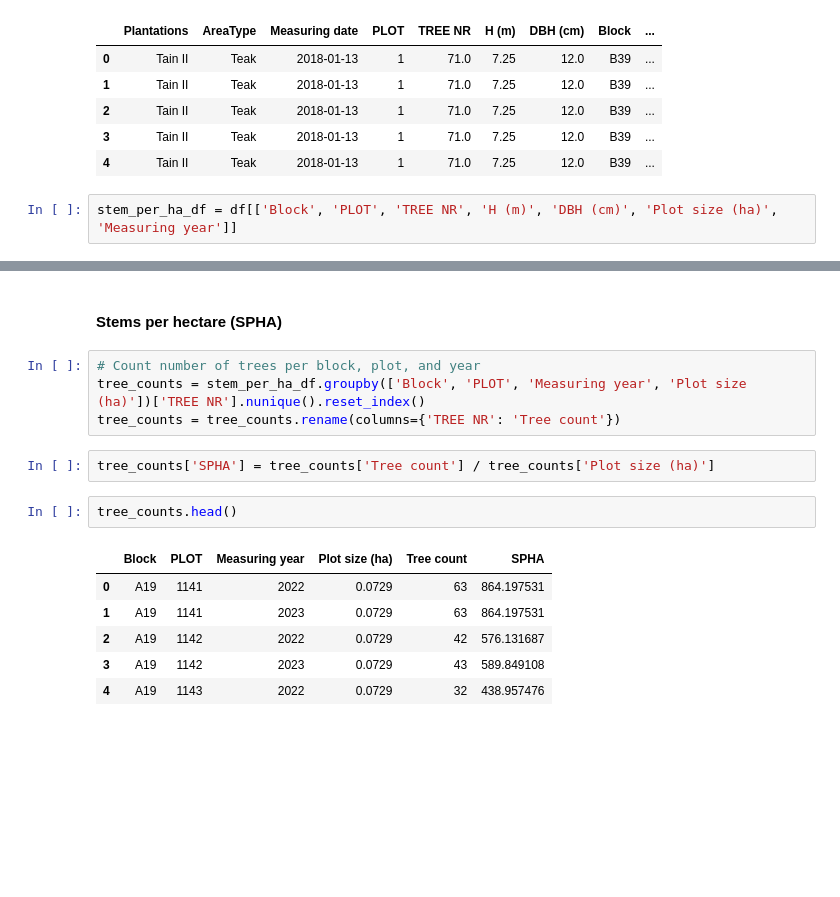
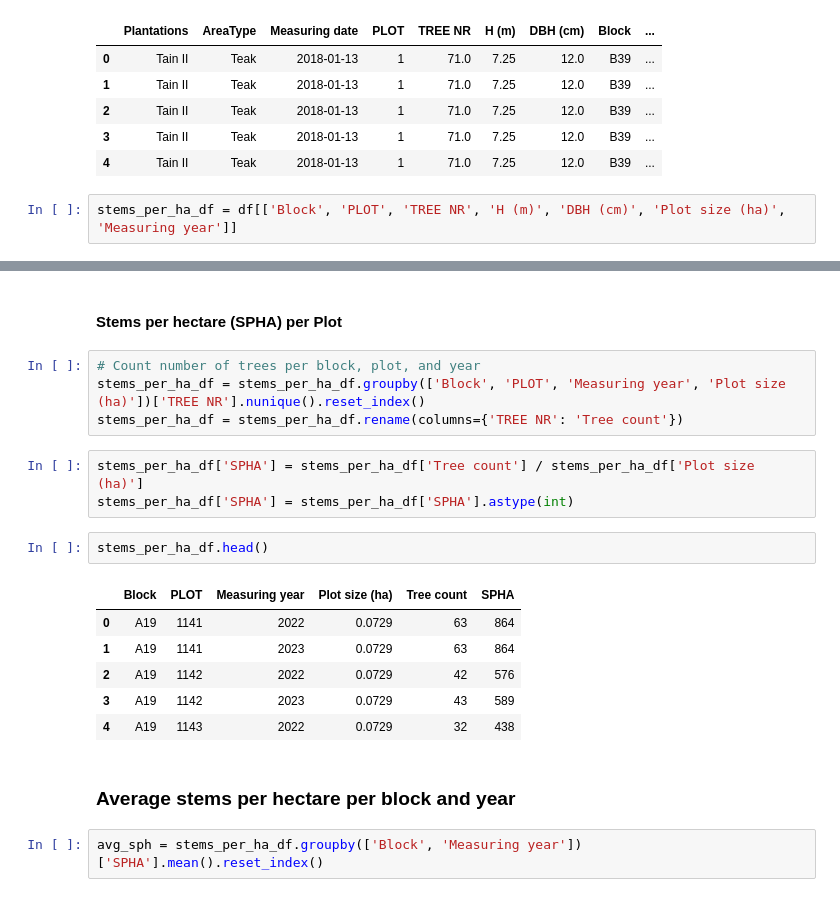
Before and after one commit to ds-gowusu/tree_growth_analytics, a Jupyter notebook: tree_growth_analysis.ipynb, the cells around one changed output, grey strips where cells are left out. Drawn from its saved outputs; the diff is of its cells as text; blank space fills up the shorter version.

```diff
--- a/tree_growth_analysis.ipynb
+++ b/tree_growth_analysis.ipynb
@@ -377,5 +377,5 @@ df.head()
 | 3 | Tain II | Teak | 2018-01-13 | 1 | 71.0 | 7.25 | 12.0 | B39 | ... |
 | 4 | Tain II | Teak | 2018-01-13 | 1 | 71.0 | 7.25 | 12.0 | B39 | ... |
 # %%
-stem_per_ha_df = df[['Block', 'PLOT', 'TREE NR', 'H (m)', 'DBH (cm)', 'Plot size (ha)', 'Measuring year']]
+stems_per_ha_df = df[['Block', 'PLOT', 'TREE NR', 'H (m)', 'DBH (cm)', 'Plot size (ha)', 'Measuring year']]
 # %%
@@ -388,19 +388,24 @@ stem_per_ha_df.head()
 | 3 | B39 | 1 | 71.0 | 7.25 | 12.0 | 0.0729 | 2018 |
 | 4 | B39 | 1 | 71.0 | 7.25 | 12.0 | 0.0729 | 2018 |
 # %% [markdown]
-#### Stems per hectare (SPHA)
+#### Stems per hectare (SPHA) per Plot
 # %%
 # Count number of trees per block, plot, and year
-tree_counts = stem_per_ha_df.groupby(['Block', 'PLOT', 'Measuring year', 'Plot size (ha)'])['TREE NR'].nunique().reset_index()
-tree_counts = tree_counts.rename(columns={'TREE NR': 'Tree count'})
+stems_per_ha_df = stems_per_ha_df.groupby(['Block', 'PLOT', 'Measuring year', 'Plot size (ha)'])['TREE NR'].nunique().reset_index()
+stems_per_ha_df = stems_per_ha_df.rename(columns={'TREE NR': 'Tree count'})
 # %%
-tree_counts['SPHA'] = tree_counts['Tree count'] / tree_counts['Plot size (ha)']
+stems_per_ha_df['SPHA'] = stems_per_ha_df['Tree count'] / stems_per_ha_df['Plot size (ha)']
+stems_per_ha_df['SPHA'] = stems_per_ha_df['SPHA'].astype(int)
 # %%
-tree_counts.head()
+stems_per_ha_df.head()
 # %% [output]
 |  | Block | PLOT | Measuring year | Plot size (ha) | Tree count | SPHA |
-| 0 | A19 | 1141 | 2022 | 0.0729 | 63 | 864.197531 |
-| 1 | A19 | 1141 | 2023 | 0.0729 | 63 | 864.197531 |
-| 2 | A19 | 1142 | 2022 | 0.0729 | 42 | 576.131687 |
-| 3 | A19 | 1142 | 2023 | 0.0729 | 43 | 589.849108 |
-| 4 | A19 | 1143 | 2022 | 0.0729 | 32 | 438.957476 |
+| 0 | A19 | 1141 | 2022 | 0.0729 | 63 | 864 |
+| 1 | A19 | 1141 | 2023 | 0.0729 | 63 | 864 |
+| 2 | A19 | 1142 | 2022 | 0.0729 | 42 | 576 |
+| 3 | A19 | 1142 | 2023 | 0.0729 | 43 | 589 |
+| 4 | A19 | 1143 | 2022 | 0.0729 | 32 | 438 |
+# %% [markdown]
+### Average stems per hectare per block and year
+# %%
+avg_sph = stems_per_ha_df.groupby(['Block', 'Measuring year'])['SPHA'].mean().reset_index()
```
Also changed, not shown: parts of 21 cells of this notebook.
